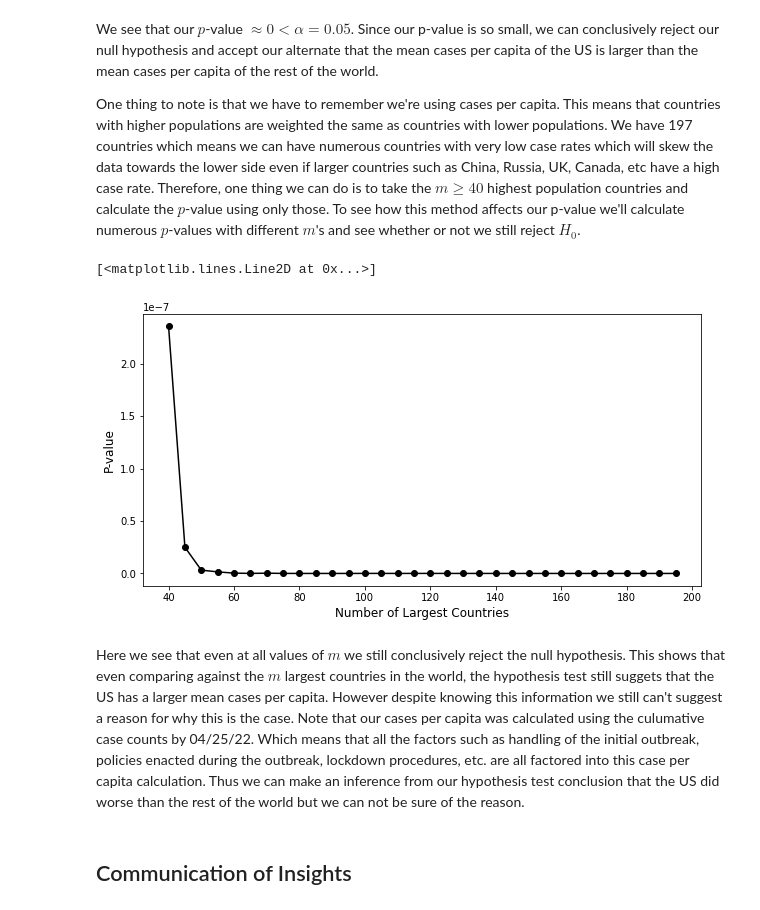
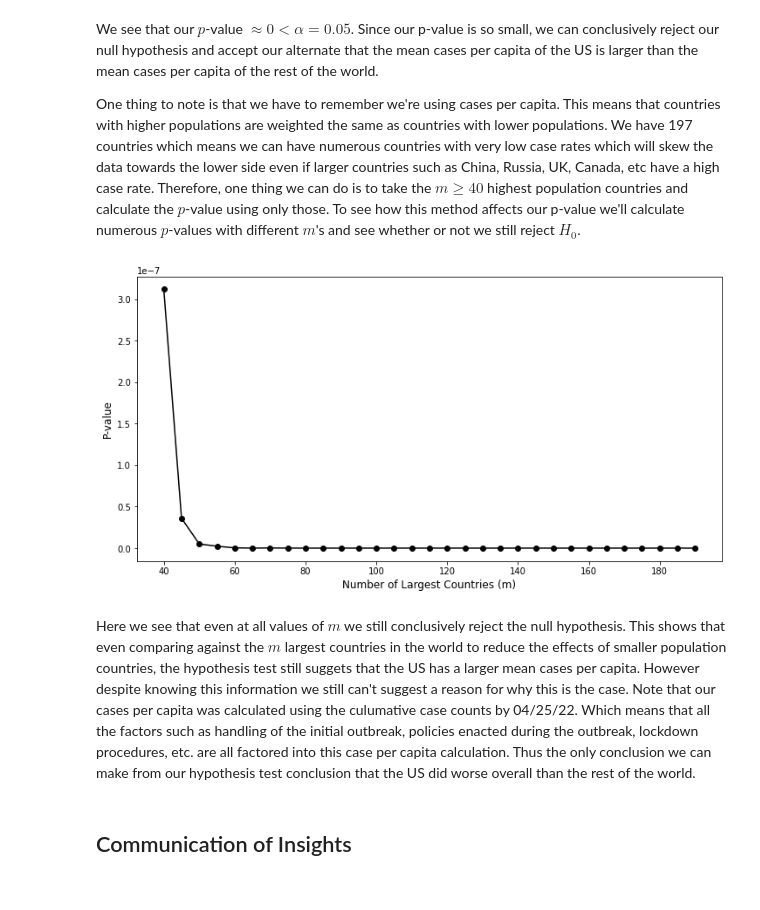
Before and after one commit to rwang0413/rwang4787.github.io, a Jupyter notebook: 320Final.ipynb, the cells around one changed output. Cells and saved outputs as stored; diff of their text form; code cells hidden in the pictures.

```diff
--- a/320Final.ipynb
+++ b/320Final.ipynb
@@ -227,5 +209,6 @@ Since we're only focused on the 50 states plus the District of Columbia, we're g
 # %%
 states = np.unique(state_demographics['State'])
+states = states[states != "District of Columbia"]
 totalCases_US = totalCases_US[totalCases_US['Province_State'].isin(states)]
 np.unique(totalCases_US.Province_State)
 # %% [output]
@@ -283,7 +270,7 @@ datefilter = totalCases_US.loc[totalCases_US['Date'] == end_date].copy()
 # %% [markdown]
 However, before we plot the various demographic factors we want our dependent variable (cases) to be relatively small in range. An issue with just plotting demographic factor by total case is that intuitively states with larger populations will have more cases. And so to avoid having the range of the graph skewed by this, we'll make our dependent variable <em>cases per capita</em> instead. This way our $y$-range is $\in [0,1]$ and we can better assses visually whether there is a significant association with an individual factor.
 # %%
-datefilter= datefilter.drop(9074)
+#datefilter= datefilter.drop(9074)
 state_demographics = state_demographics.drop(2)
 
 datefilter['cases_per_capita'] = np.NaN
@@ -435,11 +389,13 @@ datefilter_Global = totalCases_Global.loc[totalCases_Global['Date'] == end_date]
 # dropping US from the dataframe
 datefilter_Global = datefilter_Global[datefilter_Global['Country/Region'] != "US"]
 
+datefilter_Global['population'] = np.NaN
 datefilter_Global['cases_per_capita'] = np.NaN
 for i, row in datefilter_Global.iterrows():
     c = row["Country/Region"]
     population = population_Global[population_Global['Country (or dependency)'] == c]['Population (2020)']
     if (len(population) > 0):
+        datefilter_Global.at[i, 'population'] = float(population)
         datefilter_Global.at[i, 'cases_per_capita'] = (row["Cases"]/float(population))
 datefilter_Global
 # %% [output]
@@ -458,0 +436,15 @@ datefilter_Global
+# %%
+# dropping non-countries
+datefilter_Global.drop(datefilter_Global[datefilter_Global['Country/Region'].str.contains("Olympics")].index, inplace = True)
+datefilter_Global.drop(datefilter_Global[datefilter_Global['Country/Region'].str.contains("Diamond Princess")].index, inplace = True)
+
+
+# getting the index of rows with missing cases_per_capita
+missing_index = datefilter_Global[datefilter_Global.isna().any(axis=1)].index
+
+for x in missing_index:
+    value = datefilter_Global.loc[x]['Cases']
+    mean = np.nanmean(datefilter_Global.iloc[(datefilter_Global['Cases']-value).abs().argsort()[:10]]['cases_per_capita'].values)
+    datefilter_Global.at[x, 'cases_per_capita'] = mean
+
+datefilter_Global.loc[missing_index, :]
@@ -526,23 +534,23 @@ We see that our $p$-value $\approx 0 < \alpha = 0.05$. Since our p-value is so s
 
 One thing to note is that we have to remember we're using cases per capita. This means that countries with higher populations are weighted the same as countries with lower populations. We have 197 countries which means we can have numerous countries with very low case rates which will skew the data towards the lower side even if larger countries such as China, Russia, UK, Canada, etc have a high case rate. Therefore, one thing we can do is to take the $m \geq 40$ highest population countries and calculate the $p$-value using only those. To see how this method affects our p-value we'll calculate numerous $p$-values with different $m$'s and see whether or not we still reject $H_0$.
 # %%
-num_max = [i for i in range(40, len(datefilter_Global['cases_per_capita']), 5)]
-p_values = []
+num_max = [i for i in range(40, len(datefilter_Global['cases_per_capita']), 5)] # our different m's (>= 40)
+p_values = [] # storing a list of p-values for later plot
 
+# iterating through each m value and adding the calculate p-value
 for x in num_max:
     countries_list = population_Global.sort_values(by=['Population (2020)'], ascending=False).head(x)['Country (or dependency)']
     p_values.append(p_value(datefilter, datefilter_Global[datefilter_Global['Country/Region'].isin(countries_list)]))
 
-
-plt.figure(figsize=(10,5))
-plt.xlabel('Number of Largest Countries', fontsize=12)
+# plotting our p-value vs m
+plt.figure(figsize=(12,6))
+plt.xlabel('Number of Largest Countries (m)', fontsize=12)
 plt.ylabel('P-value', fontsize=12)
-plt.plot(num_max, p_values, '-ok')
+plt.plot(num_max, p_values, '-ok');
 # %% [output]
-[<matplotlib.lines.Line2D at 0x...>]
-[figure, old version]
+[figure, new version]
 # %% [markdown]
-Here we see that even at all values of $m$ we still conclusively reject the null hypothesis. This shows that even comparing against the $m$ largest countries in the world, the hypothesis test still suggets that the US has a larger mean cases per capita. However despite knowing this information we still can't suggest a reason for why this is the case. Note that our cases per capita was calculated using the culumative case counts by 04/25/22. Which means that all the factors such as handling of the initial outbreak, policies enacted during the outbreak, lockdown procedures, etc. are all factored into this case per capita calculation. Thus we can make an inference from our hypothesis test conclusion that the US did worse than the rest of the world but we can not be sure of the reason.
+Here we see that even at all values of $m$ we still conclusively reject the null hypothesis. This shows that even comparing against the $m$ largest countries in the world to reduce the effects of smaller population countries, the hypothesis test still suggets that the US has a larger mean cases per capita. However despite knowing this information we still can't suggest a reason for why this is the case. Note that our cases per capita was calculated using the culumative case counts by 04/25/22. Which means that all the factors such as handling of the initial outbreak, policies enacted during the outbreak, lockdown procedures, etc. are all factored into this case per capita calculation. Thus the only conclusion we can make from our hypothesis test conclusion that the US did worse overall than the rest of the world.
 # %% [markdown]
 ## Communication of Insights
 # %% [markdown]
```
Also changed, not shown: parts of 30 cells of this notebook, 2 other files.
